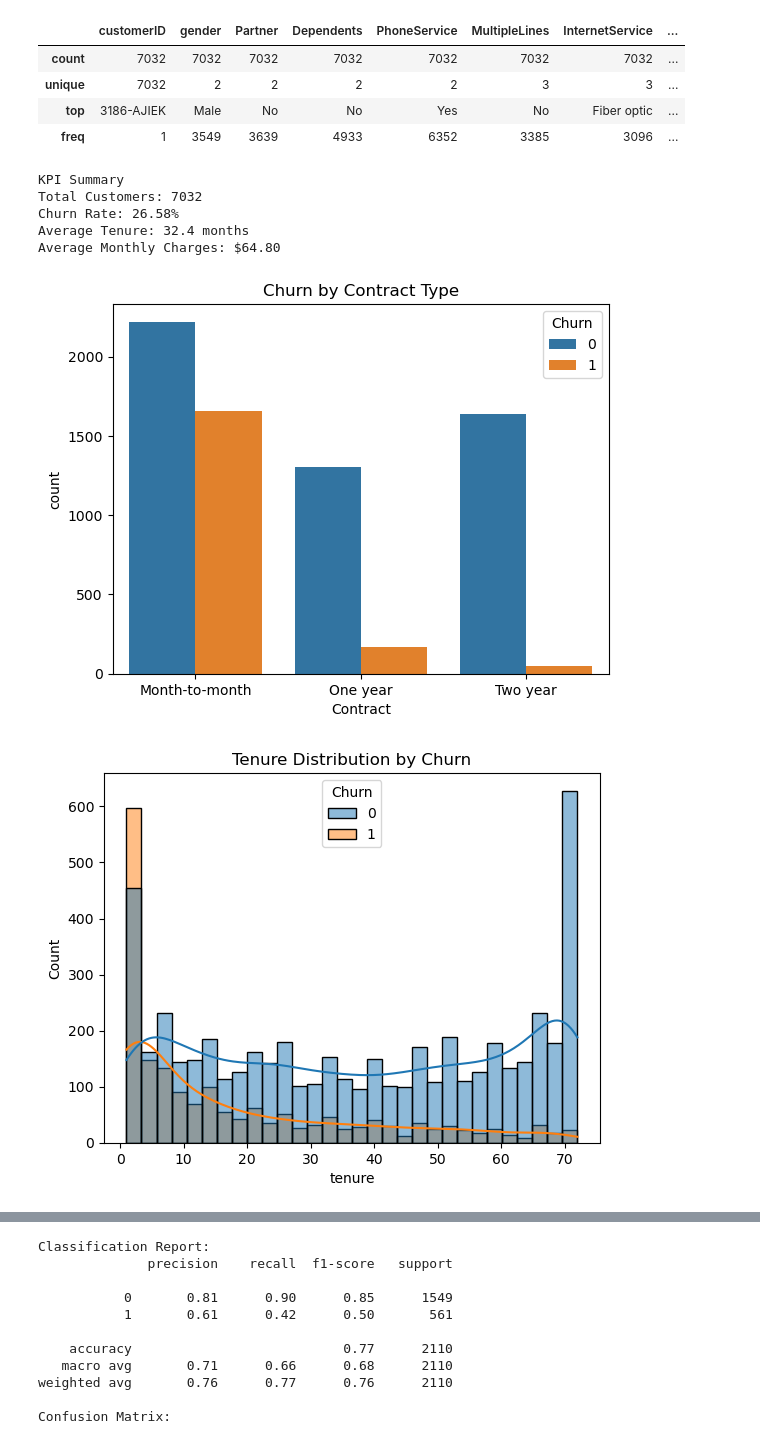
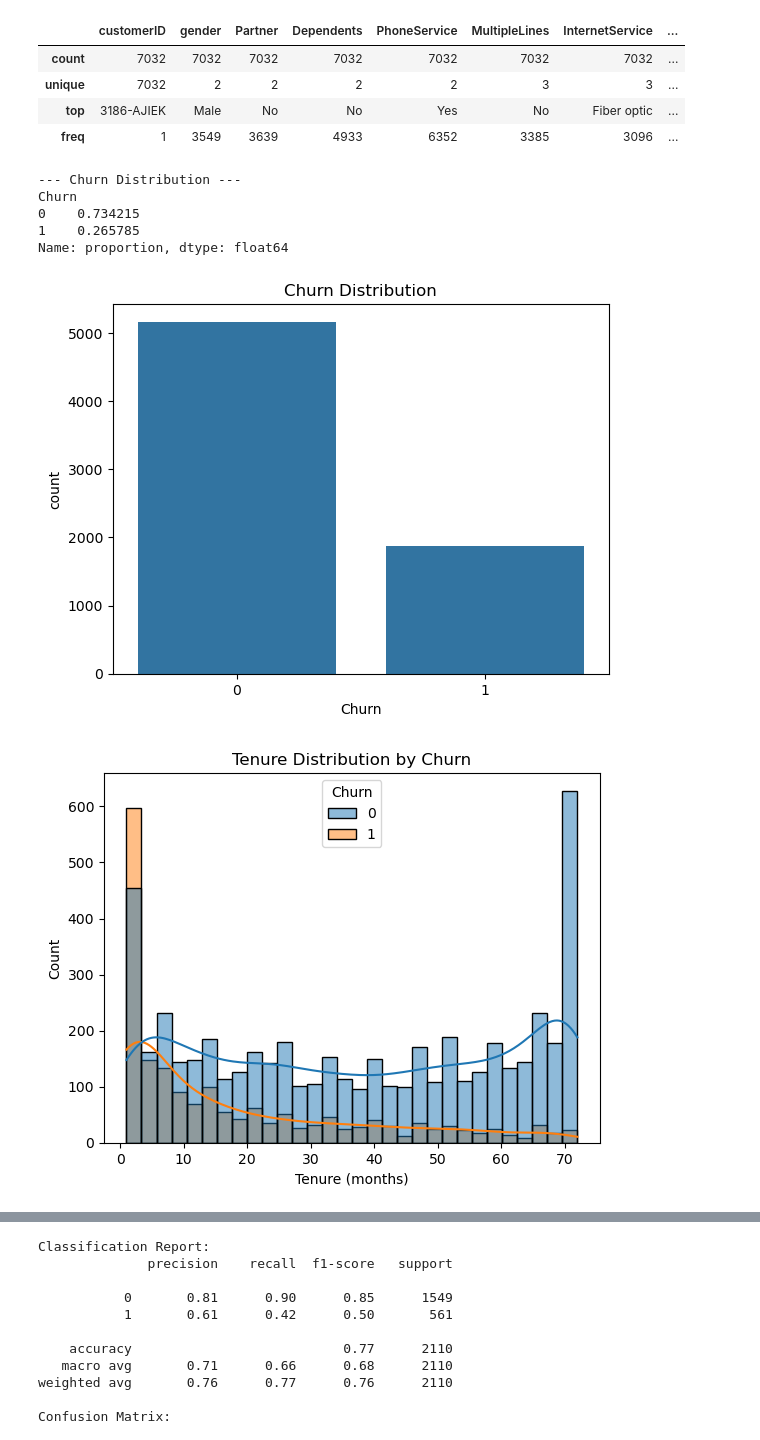
Before and after one commit to Nguyen-Tommy/Customer-Churn-Prediction, a Jupyter notebook: CustomerChurnPrediction.ipynb, the cells around one changed output, grey strips where cells are left out. Cells and saved outputs as stored; diff of their text form; code cells hidden in the pictures.

```diff
--- a/CustomerChurnPrediction.ipynb
+++ b/CustomerChurnPrediction.ipynb
@@ -119,34 +112,25 @@ df.describe(include=['O'])
 # Convert churn to numerical values
 df['Churn'] = df['Churn'].map({'Yes': 1, 'No': 0})
 # %%
-# KPI Summary
-print("KPI Summary")
-print("Total Customers:", len(df))
-print("Churn Rate: {:.2f}%".format(df['Churn'].mean() * 100))
-print("Average Tenure: {:.1f} months".format(df['tenure'].mean()))
-print("Average Monthly Charges: ${:.2f}".format(df['MonthlyCharges'].mean()))
+# Churn distribution
+print("\n--- Churn Distribution ---")
+print(df['Churn'].value_counts(normalize=True))
+sns.countplot(data=df, x='Churn')
+plt.title("Churn Distribution")
+plt.show()
 # %% [output]
-KPI Summary
-Total Customers: 7032
-Churn Rate: 26.58%
-Average Tenure: 32.4 months
-Average Monthly Charges: $64.80
+--- Churn Distribution ---
+Churn
+0    0.734215
+1    0.265785
+Name: proportion, dtype: float64
+[figure, added]
 # %%
-# Plots
-fig1, ax1 = plt.subplots()
-sns.countplot(data=df, x='Contract', hue='Churn', ax=ax1)
-ax1.set_title("Churn by Contract Type")
+# Relationship: Tenure vs Churn
+sns.histplot(data=df, x='tenure', hue='Churn', bins=30, kde=True)
+plt.title("Tenure Distribution by Churn")
+plt.xlabel("Tenure (months)")
+plt.ylabel("Count")
 plt.show()
-
-fig2, ax2 = plt.subplots()
-sns.histplot(data=df, x='tenure', hue='Churn', bins=30, kde=True, ax=ax2)
-ax2.set_title("Tenure Distribution by Churn")
-plt.show()
-
-fig3, ax3 = plt.subplots()
-sns.boxplot(data=df, x='Churn', y='MonthlyCharges', ax=ax3)
-ax3.set_title("Monthly Charges by Churn")
-plt.show()
 # %% [output]
-[figure, old version]
+[figure, new version]
-[figure, removed]
```
Also changed, not shown: parts of 8 cells of this notebook.
